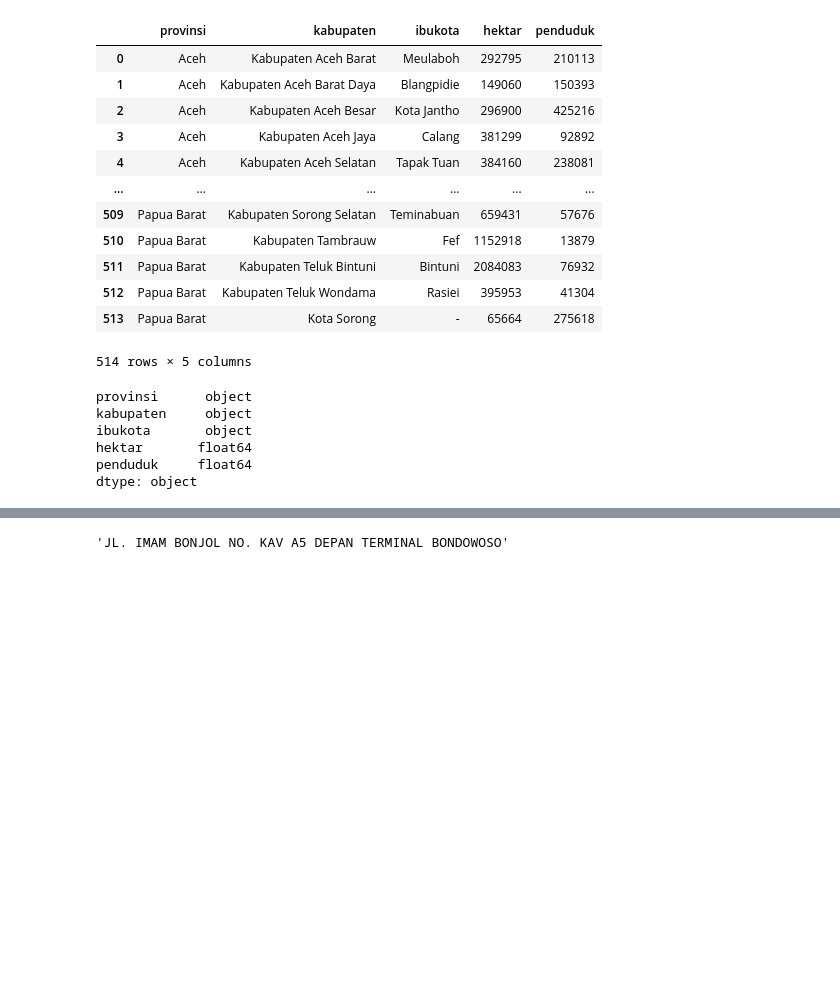
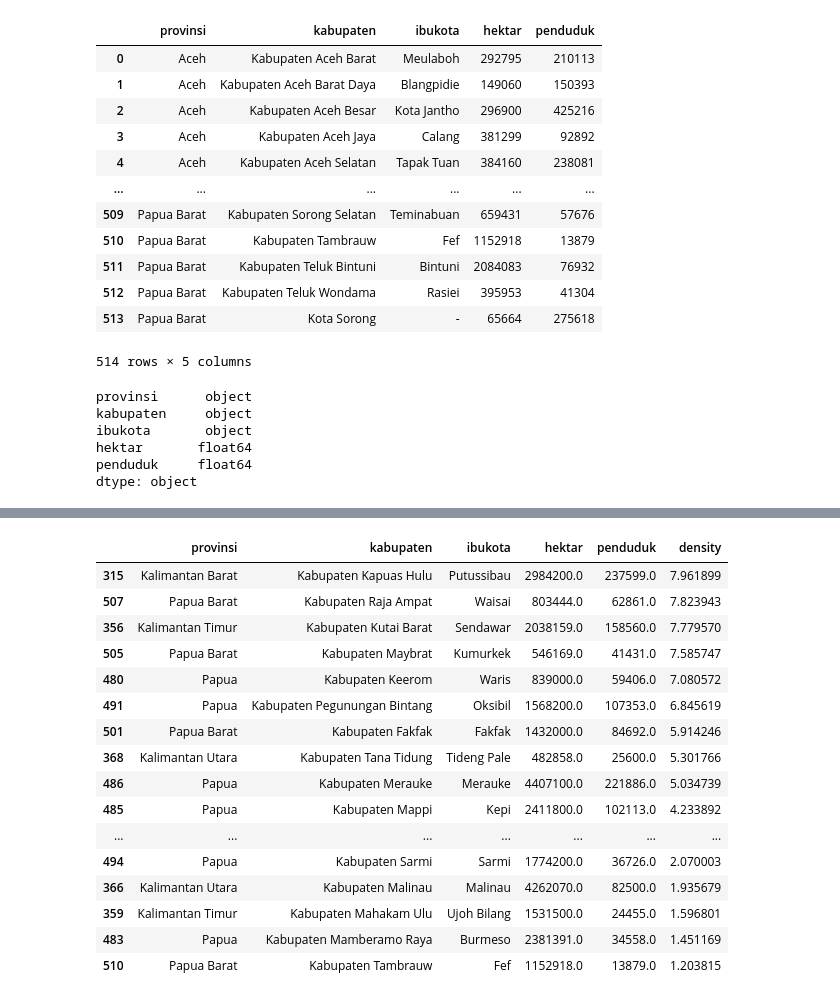
Before and after one commit to alifsuss/KabupatenDataIndonesia, a Jupyter notebook: KabupatenDataIndonesia_scrap.ipynb, the cells around one changed output, grey strips where cells are left out. Drawn from its saved outputs; the diff is of its cells as text; code cells hidden in the pictures; blank space fills up the shorter version.

```diff
--- a/KabupatenDataIndonesia_scrap.ipynb
+++ b/KabupatenDataIndonesia_scrap.ipynb
@@ -200,4 +200,24 @@ df.sort_values(by='density', ascending=False).head(20)
 | 161 | Banten | Kota Tangerang Selatan | - | 14719.0 | 1244204.0 | 8453.047082 |
 | 50 | Sumatra Utara | Kota Medan | - | 26510.0 | 2210624.0 | 8338.830630 |
 | 269 | Jawa Timur | Kota Mojokerto | - | 1647.0 | 136583.0 | 8292.835458 |
+# %%
+df.sort_values(by='density', ascending=False).tail(20)
+# %% [output]
+|  | provinsi | kabupaten | ibukota | hektar | penduduk | density |
+| 315 | Kalimantan Barat | Kabupaten Kapuas Hulu | Putussibau | 2984200.0 | 237599.0 | 7.961899 |
+| 507 | Papua Barat | Kabupaten Raja Ampat | Waisai | 803444.0 | 62861.0 | 7.823943 |
+| 356 | Kalimantan Timur | Kabupaten Kutai Barat | Sendawar | 2038159.0 | 158560.0 | 7.779570 |
+| 505 | Papua Barat | Kabupaten Maybrat | Kumurkek | 546169.0 | 41431.0 | 7.585747 |
+| 480 | Papua | Kabupaten Keerom | Waris | 839000.0 | 59406.0 | 7.080572 |
+| 491 | Papua | Kabupaten Pegunungan Bintang | Oksibil | 1568200.0 | 107353.0 | 6.845619 |
+| 501 | Papua Barat | Kabupaten Fakfak | Fakfak | 1432000.0 | 84692.0 | 5.914246 |
+| 368 | Kalimantan Utara | Kabupaten Tana Tidung | Tideng Pale | 482858.0 | 25600.0 | 5.301766 |
+| 486 | Papua | Kabupaten Merauke | Merauke | 4407100.0 | 221886.0 | 5.034739 |
+| 485 | Papua | Kabupaten Mappi | Kepi | 2411800.0 | 102113.0 | 4.233892 |
+| ... | ... | ... | ... | ... | ... | ... |
+| 494 | Papua | Kabupaten Sarmi | Sarmi | 1774200.0 | 36726.0 | 2.070003 |
+| 366 | Kalimantan Utara | Kabupaten Malinau | Malinau | 4262070.0 | 82500.0 | 1.935679 |
+| 359 | Kalimantan Timur | Kabupaten Mahakam Ulu | Ujoh Bilang | 1531500.0 | 24455.0 | 1.596801 |
+| 483 | Papua | Kabupaten Mamberamo Raya | Burmeso | 2381391.0 | 34558.0 | 1.451169 |
+| 510 | Papua Barat | Kabupaten Tambrauw | Fef | 1152918.0 | 13879.0 | 1.203815 |
 # %%
@@ -205,4 +224,0 @@ df.to_csv('pegadaian_address.csv')
-# %%
-df.iloc[4102,2]
-# %% [output]
-'JL. IMAM BONJOL NO. KAV A5 DEPAN TERMINAL BONDOWOSO'
```
Also changed, not shown: parts of 4 cells of this notebook.
